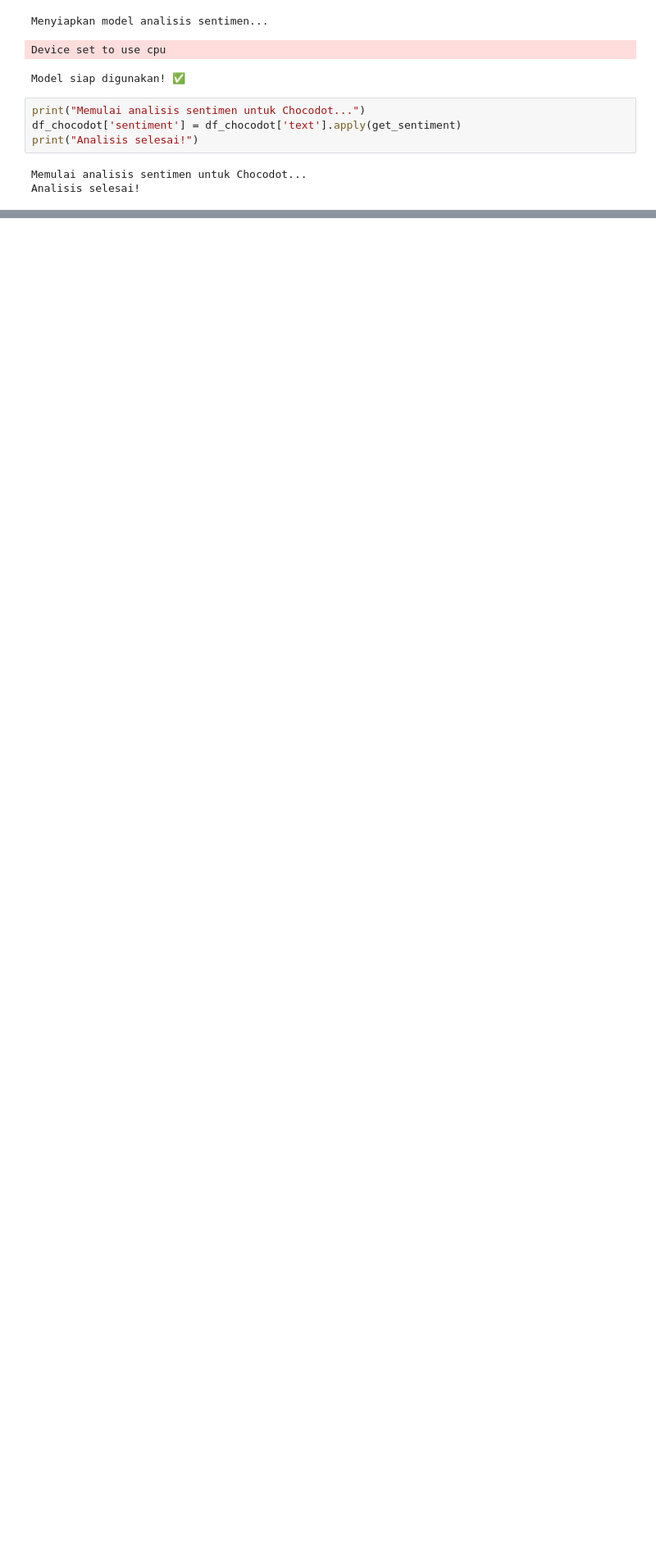
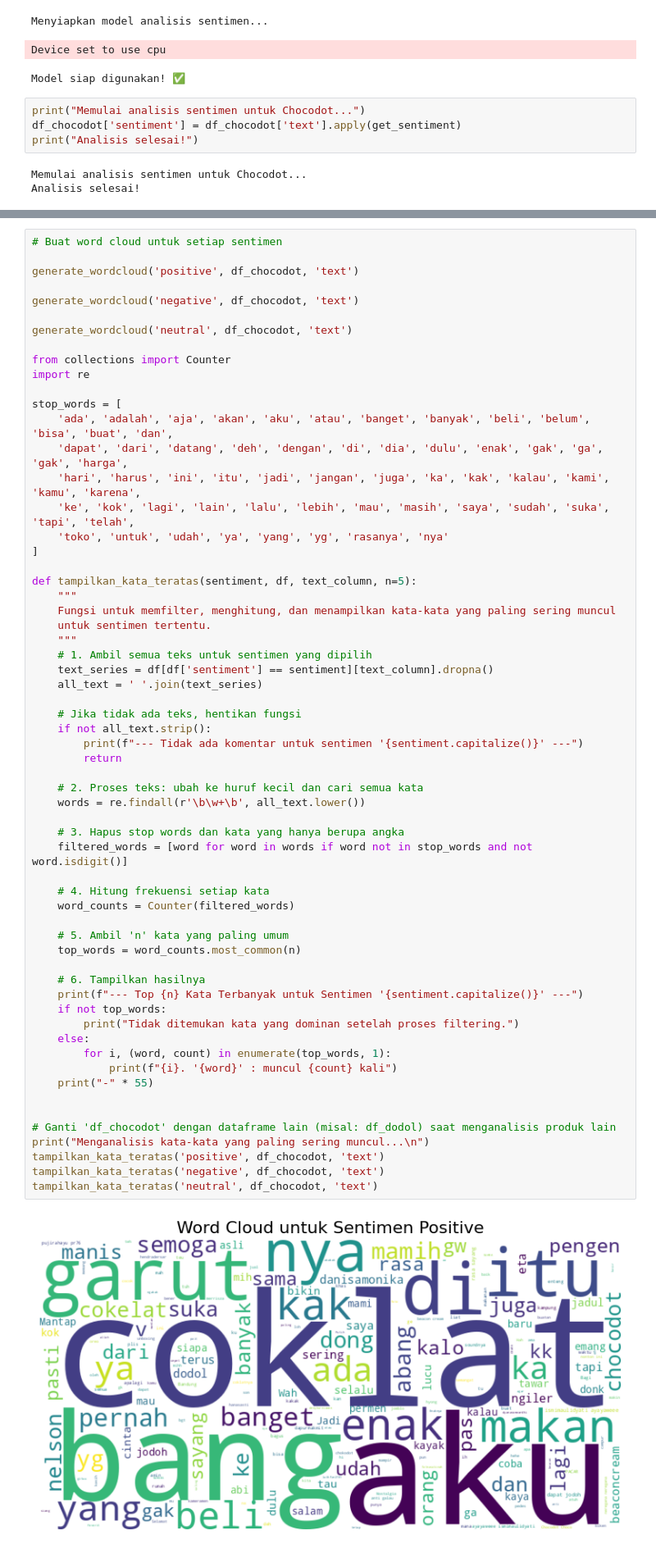
Before and after one commit to osaaa27/Kerja-Praktek, a Jupyter notebook: sentimen_pelaku_ekonomi.ipynb, the cells around one changed output, grey strips where cells are left out. Shown at 82% size. Saved outputs shown, nothing was run; the diff lists cells and outputs as text; blank space fills up the shorter version.

```diff
--- a/sentimen_pelaku_ekonomi.ipynb
+++ b/sentimen_pelaku_ekonomi.ipynb
@@ -320,0 +311,63 @@ generate_wordcloud('neutral', df_chocodot, 'text')
+# %%
+# Buat word cloud untuk setiap sentimen
+
+generate_wordcloud('positive', df_chocodot, 'text')
+
+generate_wordcloud('negative', df_chocodot, 'text')
+
+generate_wordcloud('neutral', df_chocodot, 'text')
+
+from collections import Counter
+import re
+
+stop_words = [
+    'ada', 'adalah', 'aja', 'akan', 'aku', 'atau', 'banget', 'banyak', 'beli', 'belum', 'bisa', 'buat', 'dan',
+    'dapat', 'dari', 'datang', 'deh', 'dengan', 'di', 'dia', 'dulu', 'enak', 'gak', 'ga', 'gak', 'harga',
+    'hari', 'harus', 'ini', 'itu', 'jadi', 'jangan', 'juga', 'ka', 'kak', 'kalau', 'kami', 'kamu', 'karena',
+    'ke', 'kok', 'lagi', 'lain', 'lalu', 'lebih', 'mau', 'masih', 'saya', 'sudah', 'suka', 'tapi', 'telah',
+    'toko', 'untuk', 'udah', 'ya', 'yang', 'yg', 'rasanya', 'nya'
+]
+
+def tampilkan_kata_teratas(sentiment, df, text_column, n=5):
+    """
+    Fungsi untuk memfilter, menghitung, dan menampilkan kata-kata yang paling sering muncul
+    untuk sentimen tertentu.
+    """
+    # 1. Ambil semua teks untuk sentimen yang dipilih
+    text_series = df[df['sentiment'] == sentiment][text_column].dropna()
+    all_text = ' '.join(text_series)
+
+    # Jika tidak ada teks, hentikan fungsi
+    if not all_text.strip():
+        print(f"--- Tidak ada komentar untuk sentimen '{sentiment.capitalize()}' ---")
+        return
+
+    # 2. Proses teks: ubah ke huruf kecil dan cari semua kata
+    words = re.findall(r'\b\w+\b', all_text.lower())
+
+    # 3. Hapus stop words dan kata yang hanya berupa angka
+    filtered_words = [word for word in words if word not in stop_words and not word.isdigit()]
+
+    # 4. Hitung frekuensi setiap kata
+    word_counts = Counter(filtered_words)
+
+    # 5. Ambil 'n' kata yang paling umum
+    top_words = word_counts.most_common(n)
+
+    # 6. Tampilkan hasilnya
+    print(f"--- Top {n} Kata Terbanyak untuk Sentimen '{sentiment.capitalize()}' ---")
+    if not top_words:
+        print("Tidak ditemukan kata yang dominan setelah proses filtering.")
+    else:
+        for i, (word, count) in enumerate(top_words, 1):
+            print(f"{i}. '{word}' : muncul {count} kali")
+    print("-" * 55)
+
+
+# Ganti 'df_chocodot' dengan dataframe lain (misal: df_dodol) saat menganalisis produk lain
+print("Menganalisis kata-kata yang paling sering muncul...\n")
+tampilkan_kata_teratas('positive', df_chocodot, 'text')
+tampilkan_kata_teratas('negative', df_chocodot, 'text')
+tampilkan_kata_teratas('neutral', df_chocodot, 'text')
+# %% [output]
+[figure, added]
```
Also changed, not shown: parts of 3 cells of this notebook.
